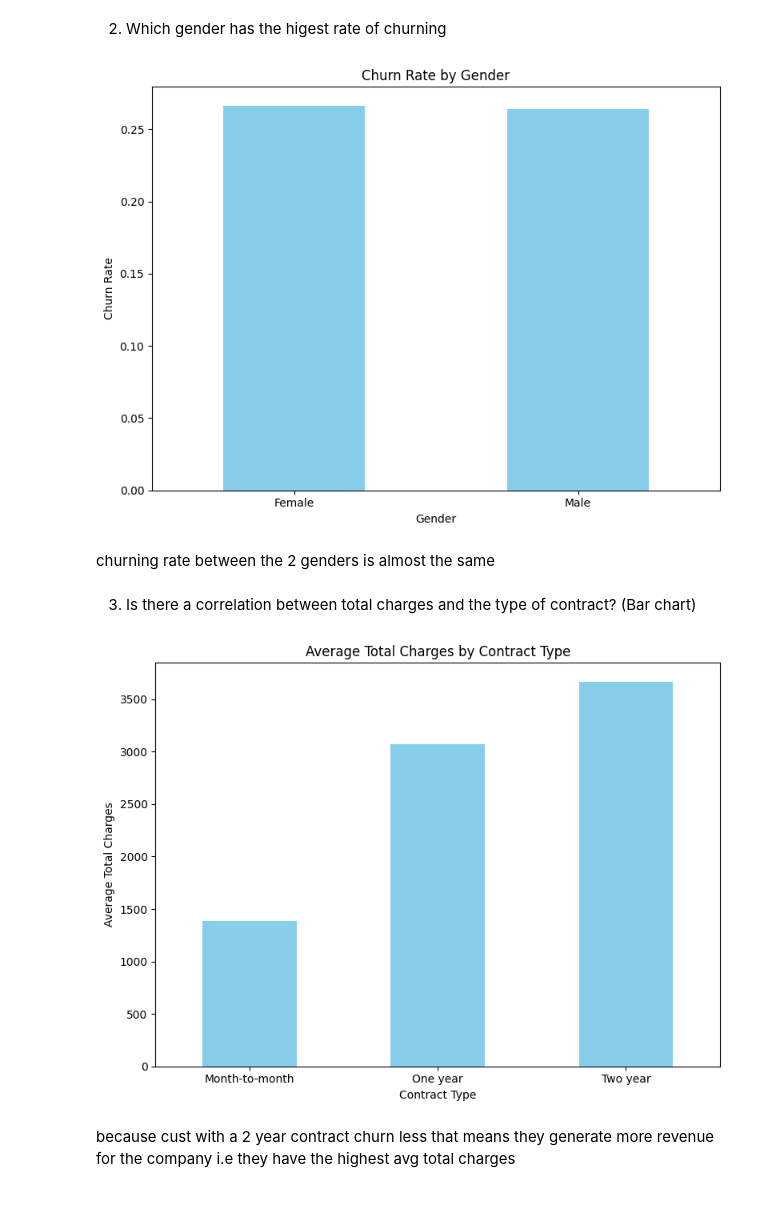
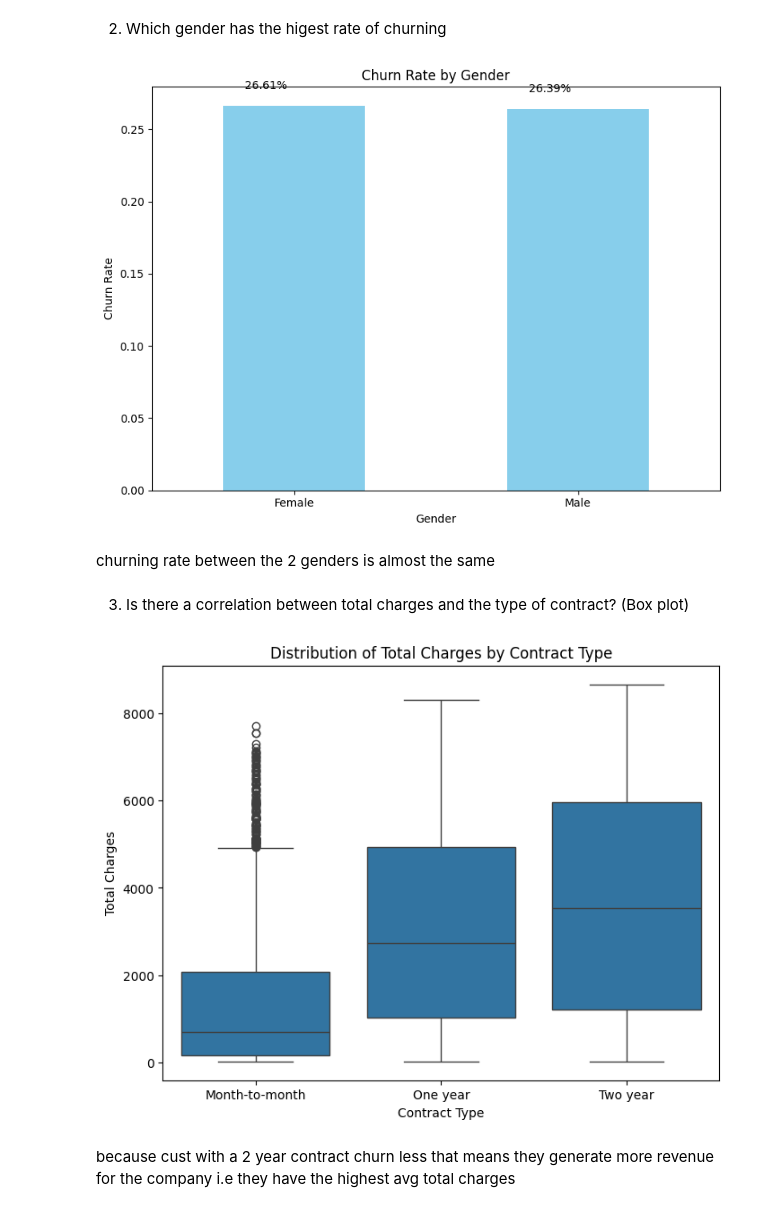
Before and after one commit to analystdee/lp2_customer_churn_prediction, a Jupyter notebook: cust_churn_ml.ipynb, the cells around one changed output. Saved outputs shown, nothing was run; the diff lists cells and outputs as text; code cells hidden in the pictures.

```diff
--- a/cust_churn_ml.ipynb
+++ b/cust_churn_ml.ipynb
@@ -377,3 +386,7 @@ trn_data[trn_data['tenure']== 0]
 | 4670 | 4075-WKNIU | Female | 0 | Yes | Yes | 0 | Yes | Yes | ... |
 | 4754 | 2775-SEFEE | Male | 0 | No | Yes | 0 | Yes | Yes | ... |
 8 rows × 21 columns
+# %%
+
+#  set the 'totalcharges' column equal to the 'monthlycharges' column for rows where 'tenure' is equal to 0
+trn_data.loc[trn_data['tenure'] == 0, 'TotalCharges'] = trn_data.loc[trn_data['tenure'] == 0, 'MonthlyCharges']
@@ -466,7 +495,14 @@ churn_rates = trn_data.groupby('gender')['Churn'].value_counts(normalize=True).l
 
 # Create a bar plot for churn rates by gender
 plt.figure(figsize=(8, 6))
-churn_rates.plot(kind='bar', color='skyblue')
+bars= churn_rates.plot(kind='bar', color='skyblue')
+# Add value labels on top of each bar
+for bar in bars.patches:
+    plt.text(bar.get_x() + bar.get_width() / 2 - 0.1,  # X coordinate for label
+             bar.get_height() + 0.01,  # Y coordinate for label
+             f'{bar.get_height():.2%}',  # Text to display (formatted as percentage)
+             ha='center', va='bottom', color='black', fontsize=10)  # Text properties
+
 plt.title('Churn Rate by Gender')
 plt.xlabel('Gender')
 plt.ylabel('Churn Rate')
@@ -475,26 +511,23 @@ plt.xticks(rotation=0)
 plt.tight_layout()
 plt.show()
 # %% [output]
-[figure, old version]
+[figure, new version]
 # %% [markdown]
 churning rate between the 2 genders is almost the same
 # %% [markdown]
-3. Is there a correlation between total charges and the type of contract? (Bar chart)
+3. Is there a correlation between total charges and the type of contract? (Box plot)
 # %%
 
-avg_total_charges = trn_data.groupby('Contract')['TotalCharges'].mean()
 
-# Create a bar plot for average total charges by contract type
 plt.figure(figsize=(8, 6))
-avg_total_charges.plot(kind='bar', color='skyblue')
-plt.title('Average Total Charges by Contract Type')
+sns.boxplot(x='Contract', y='TotalCharges', data=trn_data)
+plt.title('Distribution of Total Charges by Contract Type')
 plt.xlabel('Contract Type')
-plt.ylabel('Average Total Charges')
-plt.xticks(rotation=0)
-plt.tight_layout()
+plt.ylabel('Total Charges')
+
 plt.show()
 # %% [output]
-[figure, old version]
+[figure, new version]
 # %% [markdown]
 because cust with a 2 year contract churn less that means they generate more revenue for the company i.e they have the highest avg total charges
 # %% [markdown]
```
Also changed, not shown: parts of 50 cells of this notebook.
